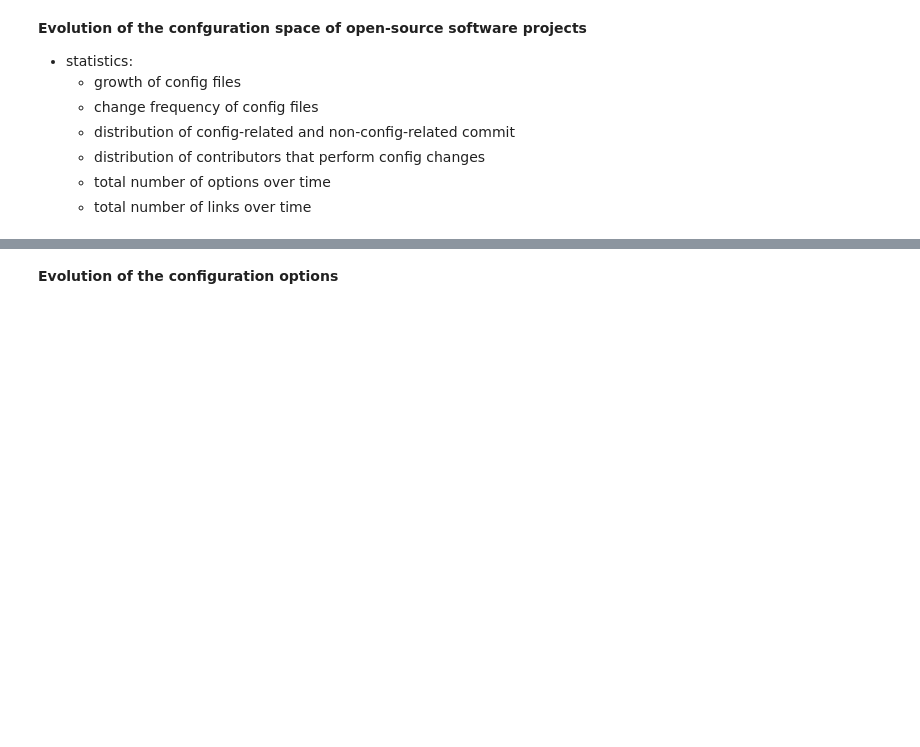
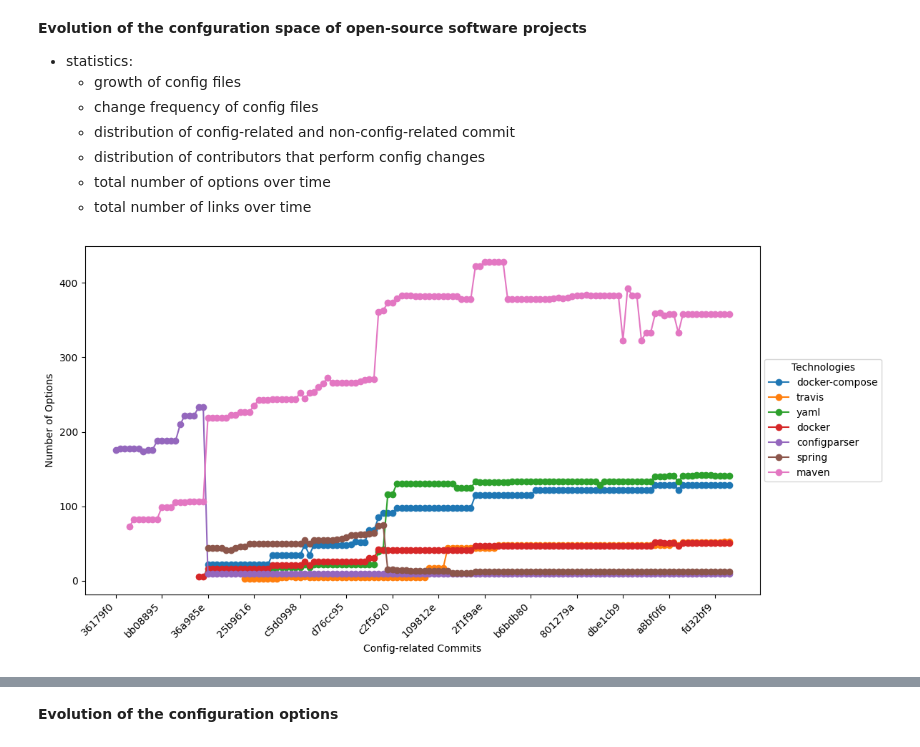
Before and after one commit to simisimon/config-space, a Jupyter notebook: src/compute_config_statistics.ipynb, the cells around one changed output, grey strips where cells are left out. Saved outputs shown, nothing was run; the diff lists cells and outputs as text; code cells hidden in the pictures; blank space fills up the shorter version.

```diff
--- a/src/compute_config_statistics.ipynb
+++ b/src/compute_config_statistics.ipynb
@@ -15,6 +15,71 @@ data_file = "../data/analyzed_projects/piggymetrics.json"
 
 with open(data_file, "r", encoding="utf-8") as src:
     data = json.load(src)
+# %%
+import matplotlib.pyplot as plt
+from typing import List
+from collections import defaultdict
+
+def plot_config_concept_evolution(data: List):
+    # Extract data for plotting
+    concepts = set()
+    concept_data = defaultdict(list)
+
+    commit_data = [commit for commit in data["config_commit_data"] if commit["is_config_related"]]
+
+    for commit in commit_data:
+        commit_hash = commit["commit_hash"]
+        concept_counts = defaultdict(int)  # Track concept counts for the commit
+
+        for config_file in commit["network_data"]["config_files_data"]:
+            concept = config_file["concept"]
+            options = config_file["options"]
+            concepts.add(concept)
+            concept_counts[concept] += options  # Aggregate options per concept
+
+        for concept, count in concept_counts.items():
+            concept_data[concept].append((commit_hash, count))
+
+    # Prepare data for plotting
+    x_ticks = [commit["commit_hash"] for commit in commit_data]
+
+    # Adjust the plotting logic to start the line at the introduction commit
+    concept_lines = {concept: [None] * len(x_ticks) for concept in concepts}
+
+    for concept, changes in concept_data.items():
+        for commit_hash, options in changes:
+            index = x_ticks.index(commit_hash)
+            concept_lines[concept][index] = options
+
+    # Replace None with previous values for continuity
+    for concept, options in concept_lines.items():
+        last_value = None
+        for i in range(len(options)):
+            if options[i] is None:
+                options[i] = last_value
+            else:
+                last_value = options[i]
+
+    shortened_x_ticks = [commit[:7] for commit in x_ticks]
+
+    # Re-plot with shortened commit hashes
+    plt.figure(figsize=(12, 6))
+    for concept, options in concept_lines.items():
+        plt.plot(shortened_x_ticks, options, marker="o", label=concept)
+
+    plt.xlabel("Config-related Commits")
+    plt.ylabel("Number of Options")
+    #plt.title("Evolution of Configuration Options per Technology")
+    plt.xticks(ticks=range(0, len(shortened_x_ticks), 10), labels=shortened_x_ticks[::10], rotation=45, ha="right")
+    plt.legend(title="Technologies", loc="center left", bbox_to_anchor=(1, 0.5))
+    plt.tight_layout()
+
+    plt.savefig(f"../data/figures/{data['project_name']}_options_per_concept.png")
+
+# Call the function with your data
+plot_config_concept_evolution(data=data)
+# %% [output]
+[figure, added]
 # %%
 import matplotlib.pyplot as plt
 from typing import List
```
Also changed, not shown: parts of 4 cells of this notebook, 14 other files.
